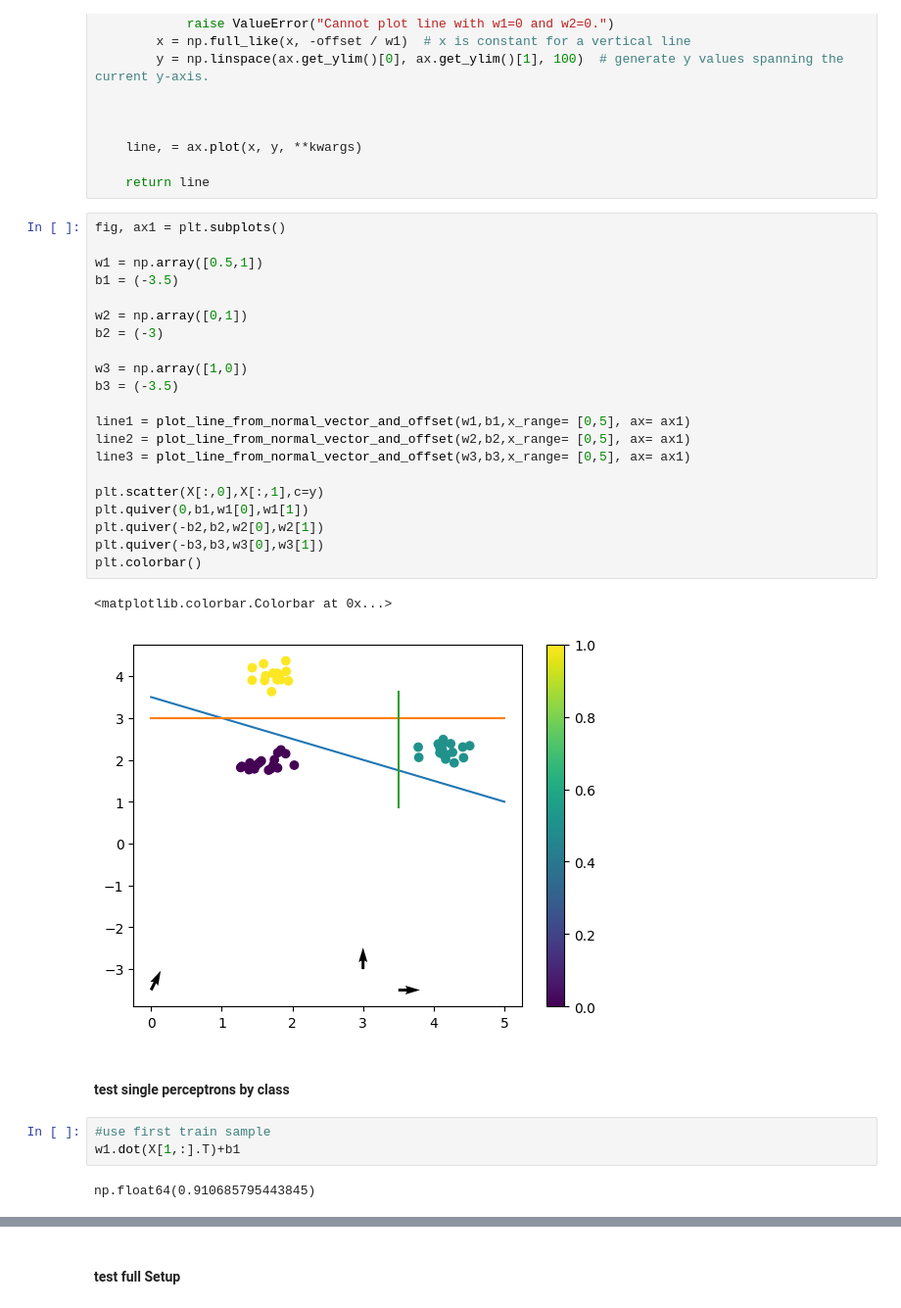
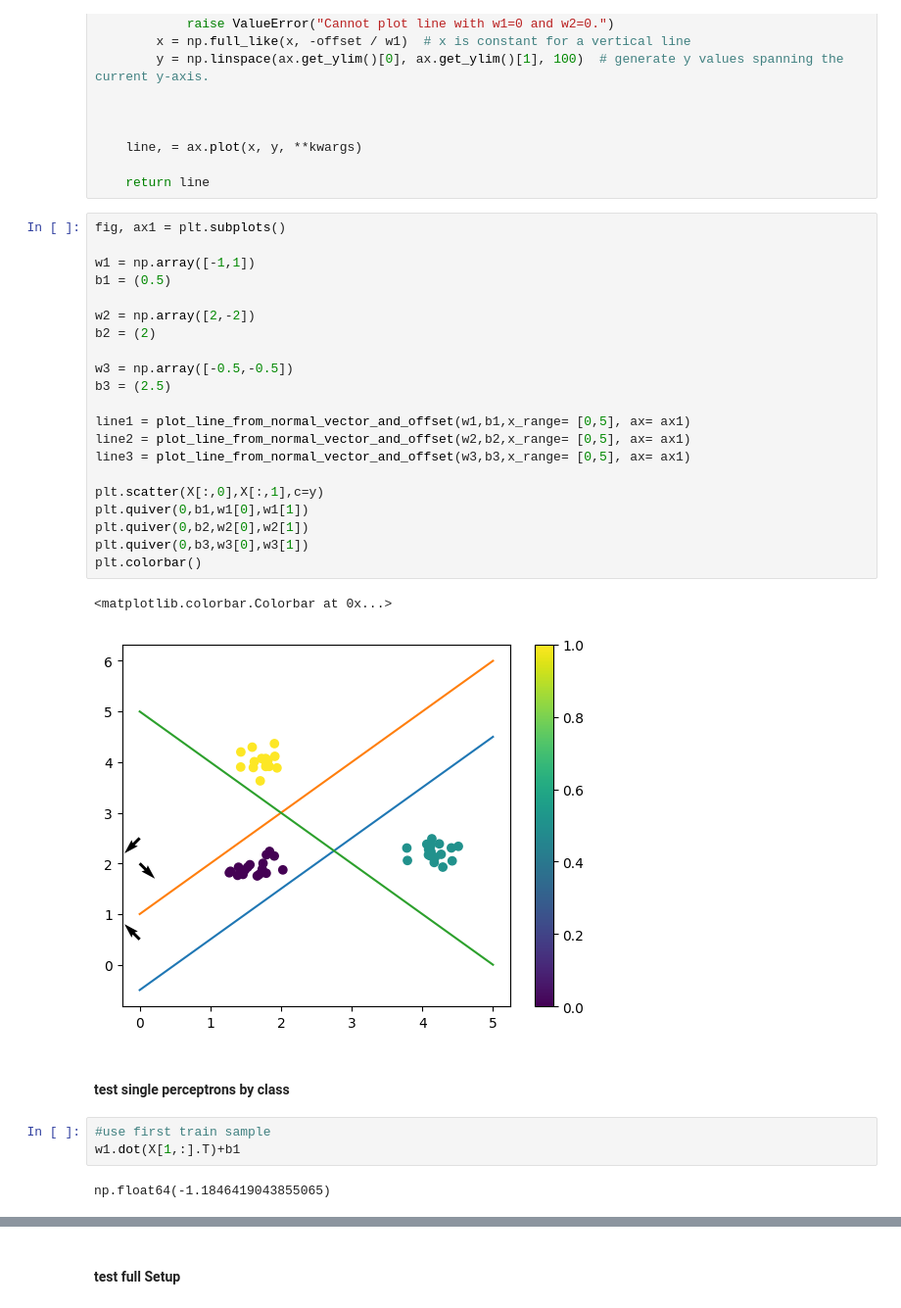
Before and after one commit to MrEwdew/DeepLearning25, a Jupyter notebook: week_2/Aufgabe_2_Multi_Class_Perceptrons.ipynb, the cells around one changed output, grey strips where cells are left out. Shown: that part at 98% size. Saved outputs shown, nothing was run; the diff lists cells and outputs as text.

```diff
--- a/week_2/Aufgabe_2_Multi_Class_Perceptrons.ipynb
+++ b/week_2/Aufgabe_2_Multi_Class_Perceptrons.ipynb
@@ -161,34 +161,34 @@ def plot_line_from_normal_vector_and_offset(normal_vector, offset, x_range=None,
 # %%
 fig, ax1 = plt.subplots()
 
-w1 = np.array([0.5,1])
-b1 = (-3.5)
+w1 = np.array([-1,1])
+b1 = (0.5)
 
-w2 = np.array([0,1])
-b2 = (-3)
+w2 = np.array([2,-2])
+b2 = (2)
 
-w3 = np.array([1,0])
-b3 = (-3.5)
+w3 = np.array([-0.5,-0.5])
+b3 = (2.5)
 
 line1 = plot_line_from_normal_vector_and_offset(w1,b1,x_range= [0,5], ax= ax1)
 line2 = plot_line_from_normal_vector_and_offset(w2,b2,x_range= [0,5], ax= ax1)
 line3 = plot_line_from_normal_vector_and_offset(w3,b3,x_range= [0,5], ax= ax1)
 
 plt.scatter(X[:,0],X[:,1],c=y)
 plt.quiver(0,b1,w1[0],w1[1])
-plt.quiver(-b2,b2,w2[0],w2[1])
-plt.quiver(-b3,b3,w3[0],w3[1])
+plt.quiver(0,b2,w2[0],w2[1])
+plt.quiver(0,b3,w3[0],w3[1])
 plt.colorbar()
 # %% [output]
 <matplotlib.colorbar.Colorbar at 0x...>
-[figure, old version]
+[figure, new version]
 # %% [markdown]
 #### test single perceptrons by class
 # %%
 #use first train sample
 w1.dot(X[1,:].T)+b1
 # %% [output]
-np.float64(0.910685795443845)
+np.float64(-1.1846419043855065)
 # %%
 #or
 X[1,:].dot(w1)+b1
```
Also changed, not shown: parts of 10 cells of this notebook.
